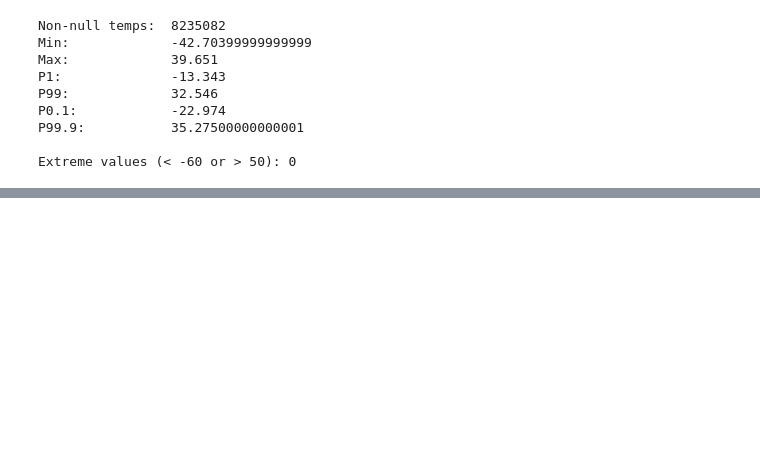
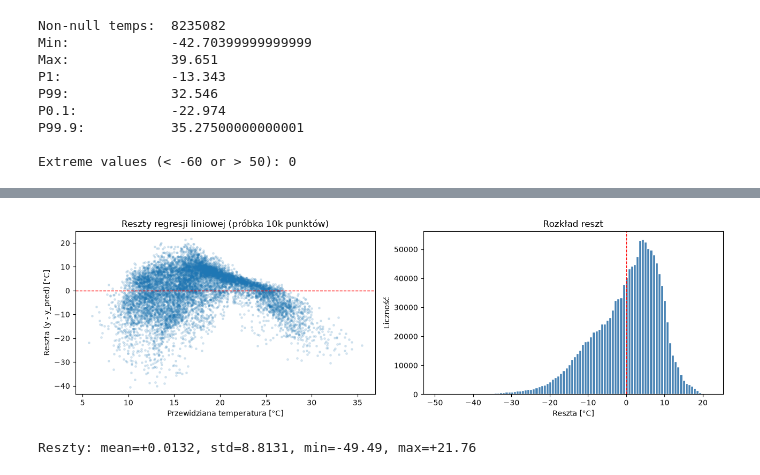
Before and after one commit to TGajewski09/ASI_projekt, a Jupyter notebook: notebooks/eda_01_raw_temperatures.ipynb, the cells around one changed output, grey strips where cells are left out. Drawn from its saved outputs; the diff is of its cells as text; code cells hidden in the pictures; blank space fills up the shorter version.

Commit message:
add notebook baseline model

```diff
--- a/notebooks/eda_01_raw_temperatures.ipynb
+++ b/notebooks/eda_01_raw_temperatures.ipynb
@@ -146,0 +304,17 @@ Extreme values (< -60 or > 50): 0
+# %%
+from sklearn.dummy import DummyRegressor
+from sklearn.linear_model import LinearRegression
+
+# Dummy
+dummy = DummyRegressor(strategy='mean')
+dummy.fit(X_train, y_train)
+print(f'DummyRegressor wyuczony, stała predykcja: {dummy.constant_[0][0]:.3f} °C')
+
+# LinearRegression
+linreg = LinearRegression(n_jobs=-1)
+linreg.fit(X_train, y_train)
+
+print('\nWspółczynniki LinearRegression:')
+for feature, coef in zip(FEATURES, linreg.coef_):
+    print(f'  {feature:>15}: {coef:>+9.4f}')
+print(f'  {"intercept":>15}: {linreg.intercept_:>+9.4f}')
@@ -146,0 +365,32 @@ Extreme values (< -60 or > 50): 0
+# %%
+import matplotlib.pyplot as plt
+
+y_pred = linreg.predict(X_test)
+residuals = y_test.to_numpy() - y_pred
+
+# Wycięto próbkę 10k dla scatterplotu, pełne 1.3M punktów to czarna plama
+rng = np.random.default_rng(42)
+sample_idx = rng.choice(len(residuals), size=min(10_000, len(residuals)), replace=False)
+
+fig, axes = plt.subplots(1, 2, figsize=(13, 4))
+
+axes[0].scatter(y_pred[sample_idx], residuals[sample_idx], alpha=0.15, s=6)
+axes[0].axhline(0, color='red', linestyle='--', linewidth=1)
+axes[0].set_xlabel('Przewidziana temperatura [°C]')
+axes[0].set_ylabel('Reszta (y - y_pred) [°C]')
+axes[0].set_title('Reszty regresji liniowej (próbka 10k punktów)')
+
+axes[1].hist(residuals, bins=100, color='steelblue', edgecolor='white')
+axes[1].axvline(0, color='red', linestyle='--', linewidth=1)
+axes[1].set_xlabel('Reszta [°C]')
+axes[1].set_ylabel('Liczność')
+axes[1].set_title('Rozkład reszt')
+
+plt.tight_layout()
+plt.show()
+
+print(f'Reszty: mean={residuals.mean():+.4f}, std={residuals.std():.4f}, '
+      f'min={residuals.min():+.2f}, max={residuals.max():+.2f}')
+# %% [output]
+[figure, added]
+Reszty: mean=+0.0132, std=8.8131, min=-49.49, max=+21.76
```
Also changed, not shown: parts of 18 cells of this notebook.
